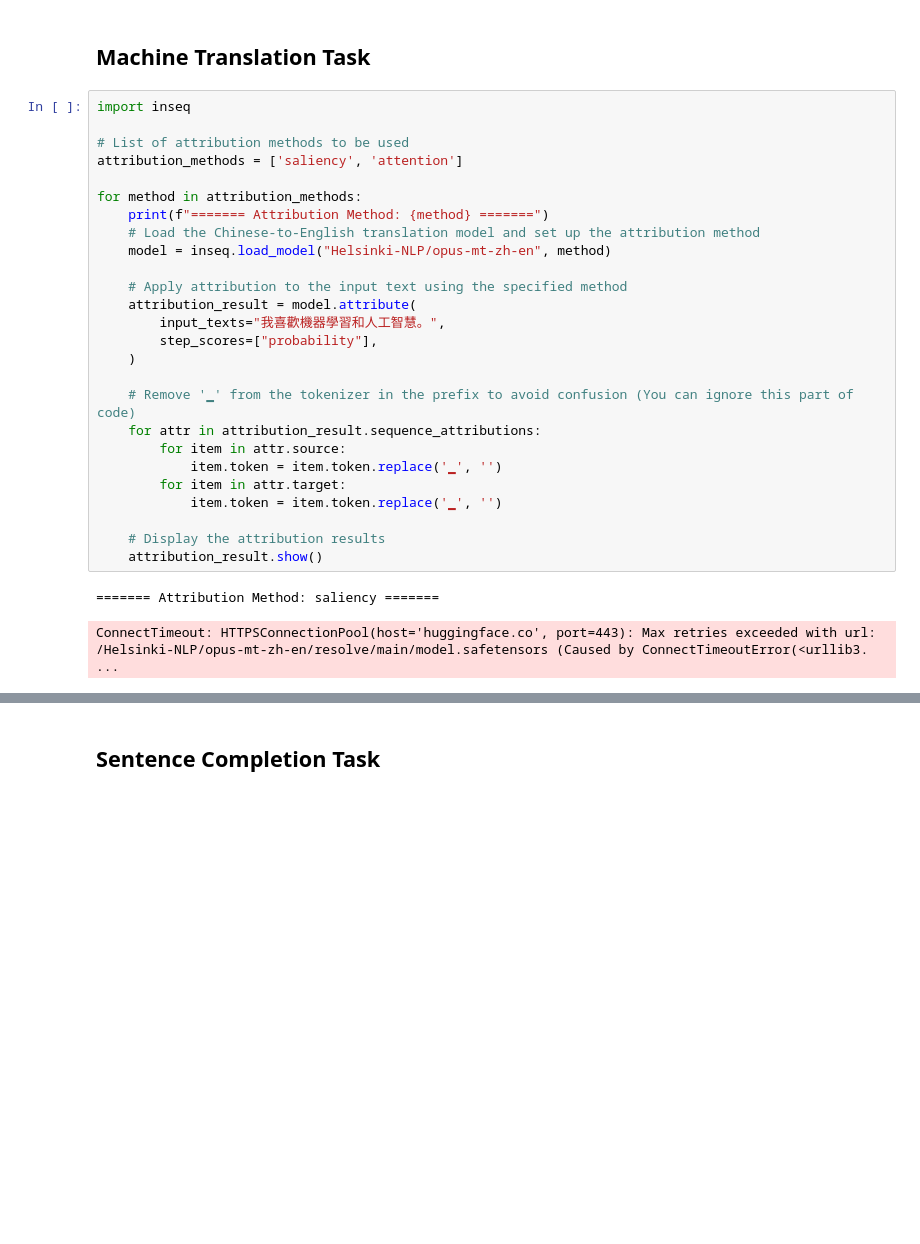
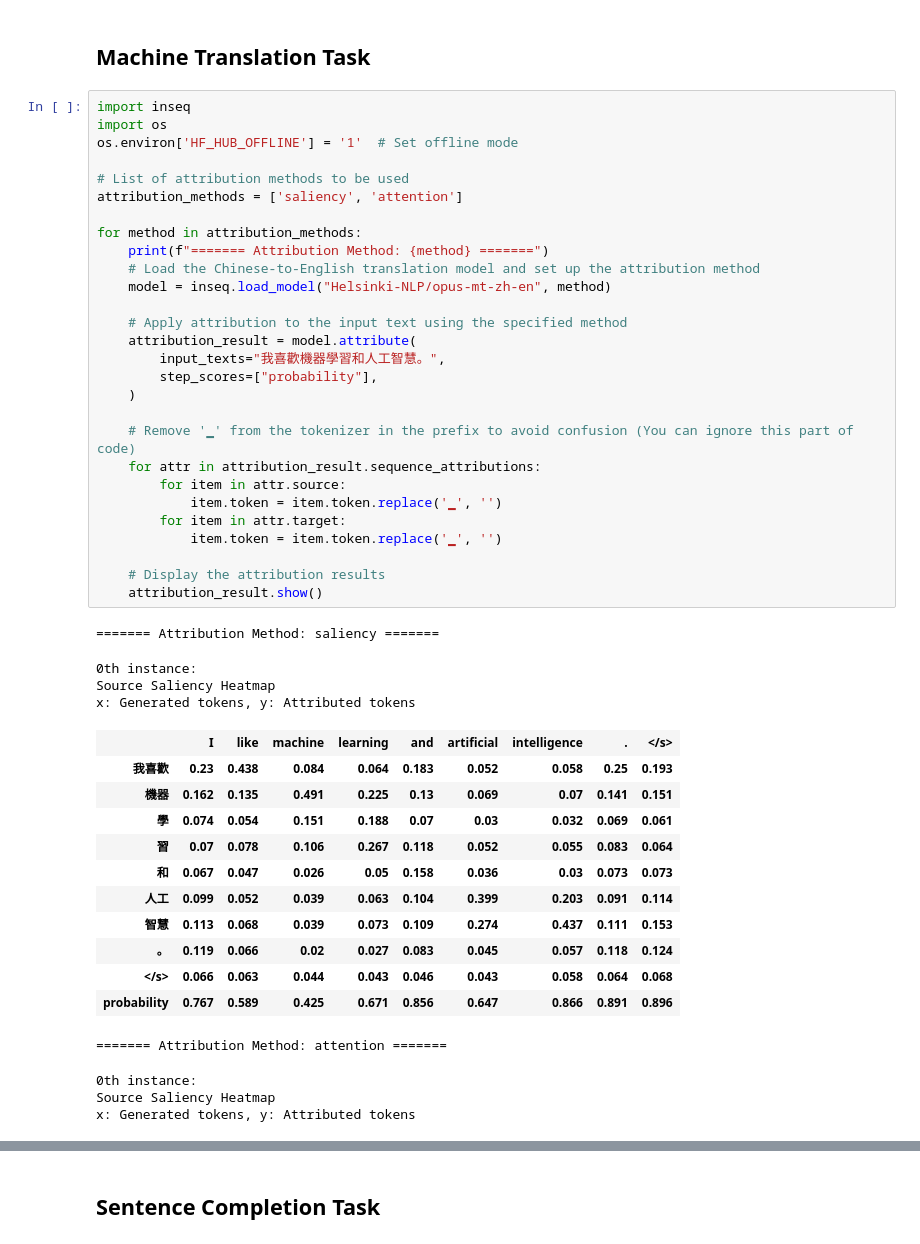
Before and after one commit to chengyingshe/open-source-class-learning, a Jupyter notebook: 2024_LLM_LiHongyi/HW7/HW7.ipynb, the cells around one changed output, grey strips where cells are left out. Drawn from its saved outputs; the diff is of its cells as text; blank space fills up the shorter version.

```diff
--- a/2024_LLM_LiHongyi/HW7/HW7.ipynb
+++ b/2024_LLM_LiHongyi/HW7/HW7.ipynb
@@ -27,30 +27,49 @@ Successfully installed accelerate-0.28.0
 ## Machine Translation Task
 # %%
 import inseq
+import os
+os.environ['HF_HUB_OFFLINE'] = '1'  # Set offline mode
 
 # List of attribution methods to be used
 attribution_methods = ['saliency', 'attention']
 
 for method in attribution_methods:
     print(f"======= Attribution Method: {method} =======")
     # Load the Chinese-to-English translation model and set up the attribution method
     model = inseq.load_model("Helsinki-NLP/opus-mt-zh-en", method)
 
     # Apply attribution to the input text using the specified method
     attribution_result = model.attribute(
         input_texts="我喜歡機器學習和人工智慧。",
         step_scores=["probability"],
     )
 
     # Remove '▁' from the tokenizer in the prefix to avoid confusion (You can ignore this part of code)
     for attr in attribution_result.sequence_attributions:
         for item in attr.source:
             item.token = item.token.replace('▁', '')
         for item in attr.target:
             item.token = item.token.replace('▁', '')
 
     # Display the attribution results
     attribution_result.show()
 # %% [output]
 ======= Attribution Method: saliency =======
-ConnectTimeout: HTTPSConnectionPool(host='huggingface.co', port=443): Max retries exceeded with url: /Helsinki-NLP/opus-mt-zh-en/resolve/main/model.safetensors (Caused by ConnectTimeoutError(<urllib3. ...
+0th instance:
+Source Saliency Heatmap
+x: Generated tokens, y: Attributed tokens
+|  | I | like | machine | learning | and | artificial | intelligence | . | </s> |
+| 我喜歡 | 0.23 | 0.438 | 0.084 | 0.064 | 0.183 | 0.052 | 0.058 | 0.25 | 0.193 |
+| 機器 | 0.162 | 0.135 | 0.491 | 0.225 | 0.13 | 0.069 | 0.07 | 0.141 | 0.151 |
+| 學 | 0.074 | 0.054 | 0.151 | 0.188 | 0.07 | 0.03 | 0.032 | 0.069 | 0.061 |
+| 習 | 0.07 | 0.078 | 0.106 | 0.267 | 0.118 | 0.052 | 0.055 | 0.083 | 0.064 |
+| 和 | 0.067 | 0.047 | 0.026 | 0.05 | 0.158 | 0.036 | 0.03 | 0.073 | 0.073 |
+| 人工 | 0.099 | 0.052 | 0.039 | 0.063 | 0.104 | 0.399 | 0.203 | 0.091 | 0.114 |
+| 智慧 | 0.113 | 0.068 | 0.039 | 0.073 | 0.109 | 0.274 | 0.437 | 0.111 | 0.153 |
+| 。 | 0.119 | 0.066 | 0.02 | 0.027 | 0.083 | 0.045 | 0.057 | 0.118 | 0.124 |
+| </s> | 0.066 | 0.063 | 0.044 | 0.043 | 0.046 | 0.043 | 0.058 | 0.064 | 0.068 |
+| probability | 0.767 | 0.589 | 0.425 | 0.671 | 0.856 | 0.647 | 0.866 | 0.891 | 0.896 |
+======= Attribution Method: attention =======
+0th instance:
+Source Saliency Heatmap
+x: Generated tokens, y: Attributed tokens
```
Also changed, not shown: parts of 3 cells of this notebook, 43 other files.
